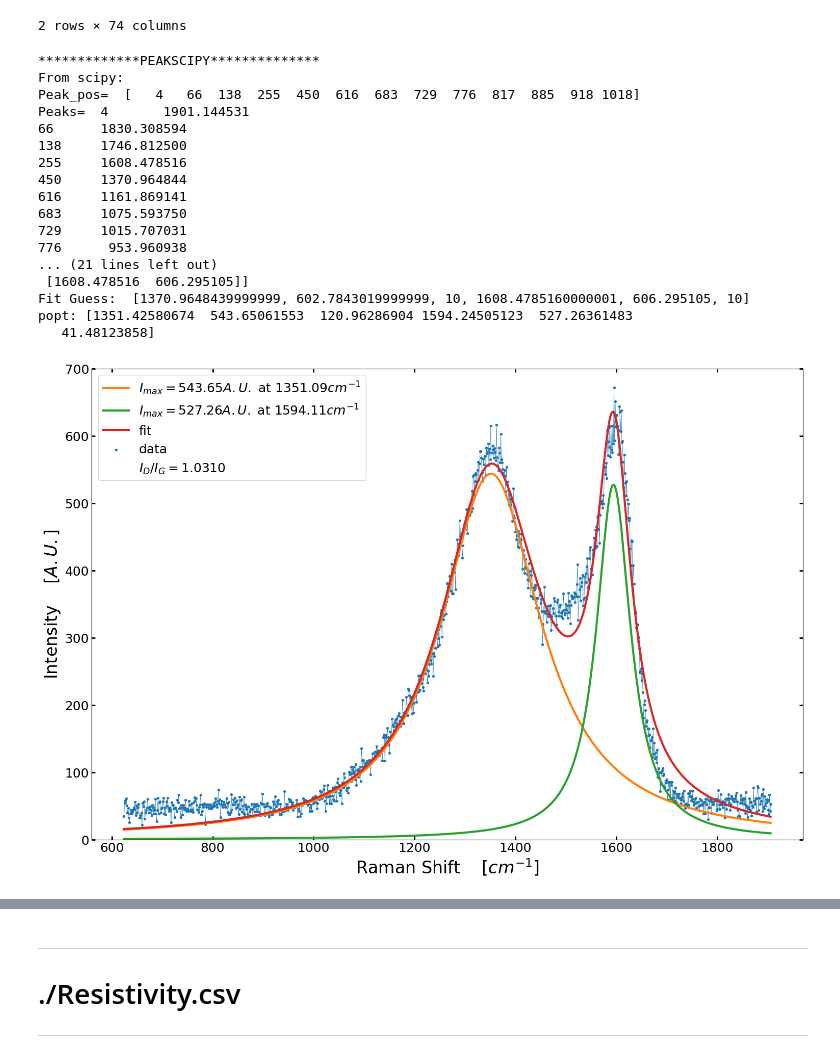
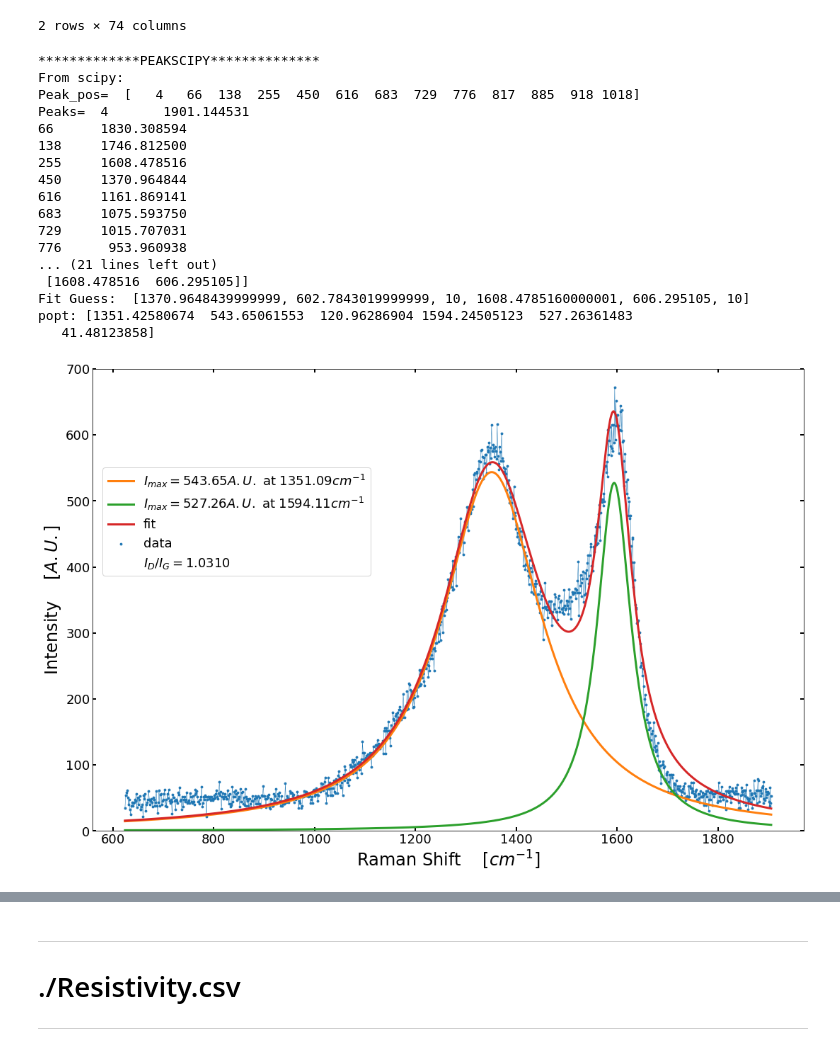
Before and after one commit to KiraSensei13/MNT_ITESM_Thesis, a Jupyter notebook: myPapers/SU8_PhysicalTreatment/data/SU8plots.ipynb, the cells around one changed output, grey strips where cells are left out. Saved outputs shown, nothing was run; the diff lists cells and outputs as text; code cells hidden in the pictures.

Commit message:
figure 4 re-edited

```diff
--- a/myPapers/SU8_PhysicalTreatment/data/SU8plots.ipynb
+++ b/myPapers/SU8_PhysicalTreatment/data/SU8plots.ipynb
@@ -171,35 +171,35 @@ ax0.tick_params(which='both',
                 direction='in',
                 length=5,
                 width=2,
                 bottom=True,
                 top=True,
                 left=True,
                 right=True)
 
 # Display main plot
-plt.legend(lgd.values(), lgd.keys(), prop={'size': 18}, loc="best");
+plt.legend(lgd.values(), lgd.keys(), prop={'size': 18}, loc="best", bbox_to_anchor=(0.4, 0.8));
 plt.savefig('_Fig4a' + '.png', dpi=200, bbox_inches='tight');
 plt.show();
 mpl.rcParams.update(mpl.rcParamsDefault); # Recover matplotlib defaults
 # %% [output]
 *************PEAKSCIPY**************
 From scipy:
 Peak_pos=  [   4   66  138  255  450  616  683  729  776  817  885  918 1018]
 Peaks=  4       1901.144531
 66      1830.308594
 138     1746.812500
 255     1608.478516
 450     1370.964844
 616     1161.869141
 683     1075.593750
 729     1015.707031
 776      953.960938
 ... (21 lines left out)
  [1608.478516  606.295105]]
 Fit Guess:  [1370.9648439999999, 602.7843019999999, 10, 1608.4785160000001, 606.295105, 10]
 popt: [1351.42580674  543.65061553  120.96286904 1594.24505123  527.26361483
    41.48123858]
-[figure, old version]
+[figure, new version]
 # %%
 # Define x axis as the date axis
 x_str = '#WaveB';      x_units = r'$[cm^{-1}]$';
```
Also changed, not shown: parts of 1 cell of this notebook, 4 other files.
